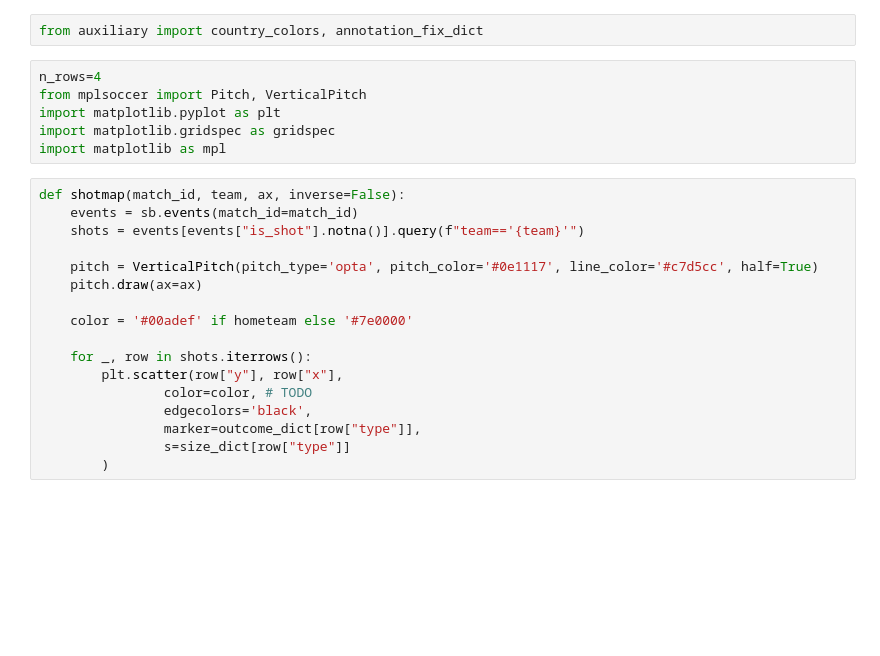
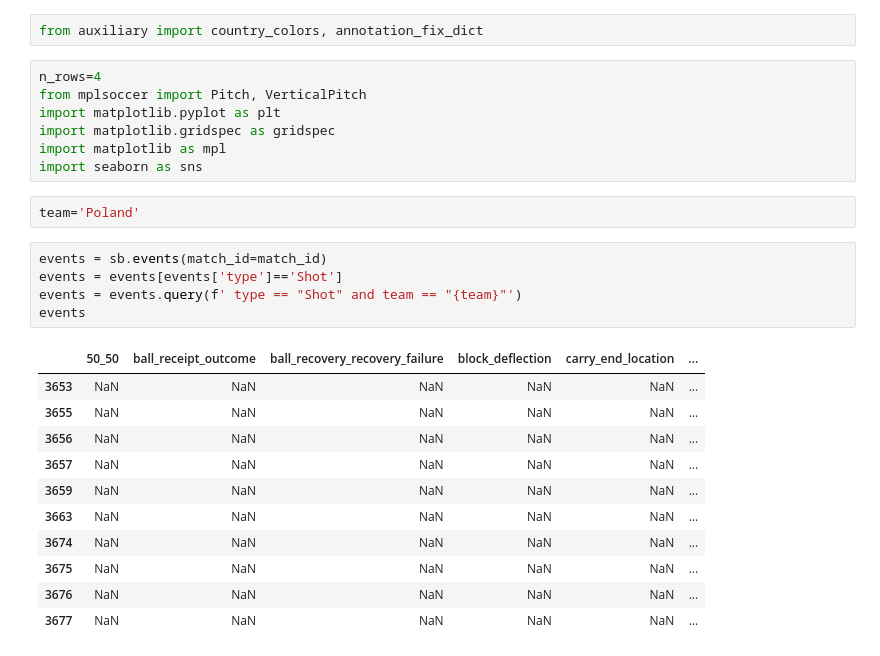
Before and after one commit to AKapich/Euro_Dashboard_Creator, a Jupyter notebook: chart_preparation.ipynb, the cells around one changed output. Saved outputs shown, nothing was run; the diff lists cells and outputs as text; blank space fills up the shorter version.

```diff
--- a/chart_preparation.ipynb
+++ b/chart_preparation.ipynb
@@ -40,20 +43,23 @@ from mplsoccer import Pitch, VerticalPitch
 import matplotlib.pyplot as plt
 import matplotlib.gridspec as gridspec
 import matplotlib as mpl
+import seaborn as sns
-# %%
-def shotmap(match_id, team, ax, inverse=False):
-    events = sb.events(match_id=match_id)
-    shots = events[events["is_shot"].notna()].query(f"team=='{team}'")
-
-    pitch = VerticalPitch(pitch_type='opta', pitch_color='#0e1117', line_color='#c7d5cc', half=True)
-    pitch.draw(ax=ax)
-
-    color = '#00adef' if hometeam else '#7e0000'
-
-    for _, row in shots.iterrows():
-        plt.scatter(row["y"], row["x"],
-                color=color, # TODO
-                edgecolors='black',
-                marker=outcome_dict[row["type"]],
-                s=size_dict[row["type"]]
-        )
+# %%
+team='Poland'
+# %%
+events = sb.events(match_id=match_id)
+events = events[events['type']=='Shot']
+events = events.query(f' type == "Shot" and team == "{team}"')
+events
+# %% [output]
+|  | 50_50 | ball_receipt_outcome | ball_recovery_recovery_failure | block_deflection | carry_end_location | ... |
+| 3653 | NaN | NaN | NaN | NaN | NaN | ... |
+| 3655 | NaN | NaN | NaN | NaN | NaN | ... |
+| 3656 | NaN | NaN | NaN | NaN | NaN | ... |
+| 3657 | NaN | NaN | NaN | NaN | NaN | ... |
+| 3659 | NaN | NaN | NaN | NaN | NaN | ... |
+| 3663 | NaN | NaN | NaN | NaN | NaN | ... |
+| 3674 | NaN | NaN | NaN | NaN | NaN | ... |
+| 3675 | NaN | NaN | NaN | NaN | NaN | ... |
+| 3676 | NaN | NaN | NaN | NaN | NaN | ... |
+| 3677 | NaN | NaN | NaN | NaN | NaN | ... |
```
Also changed, not shown: parts of 12 cells of this notebook, 4 other files.
